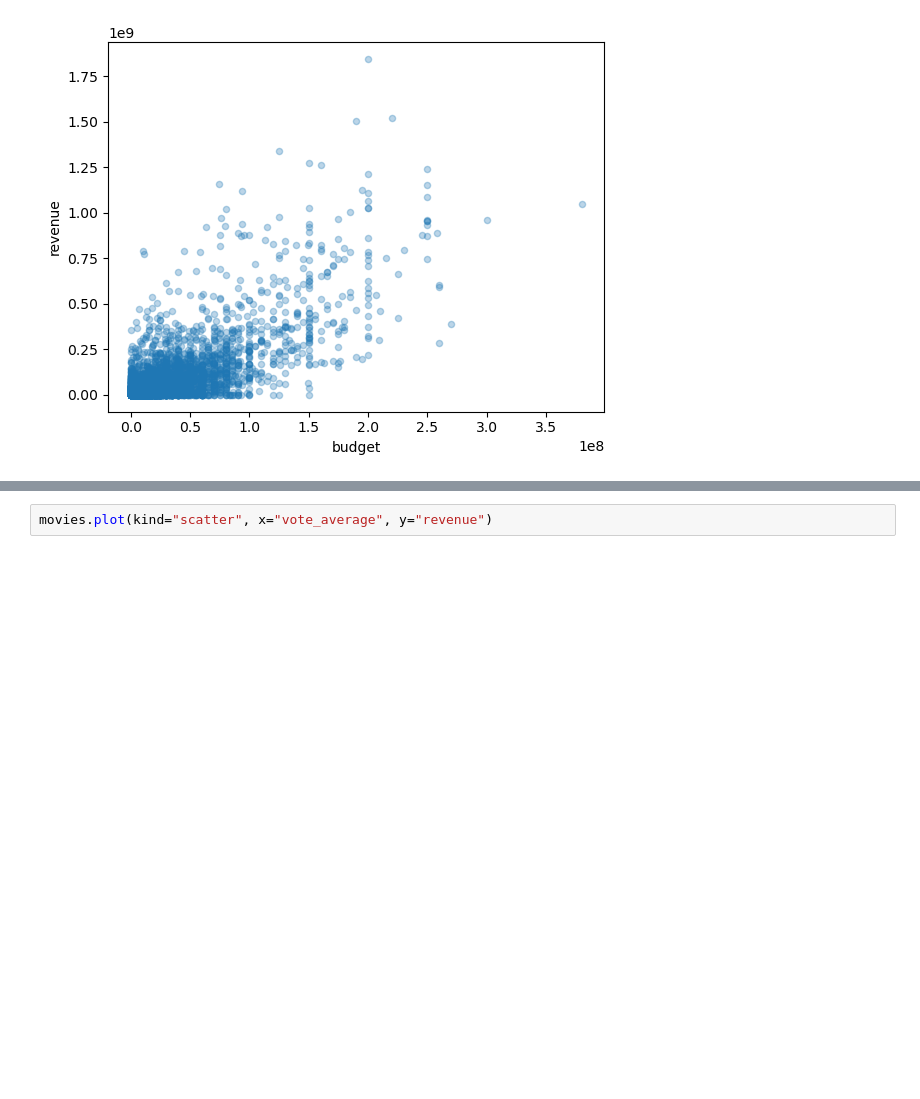
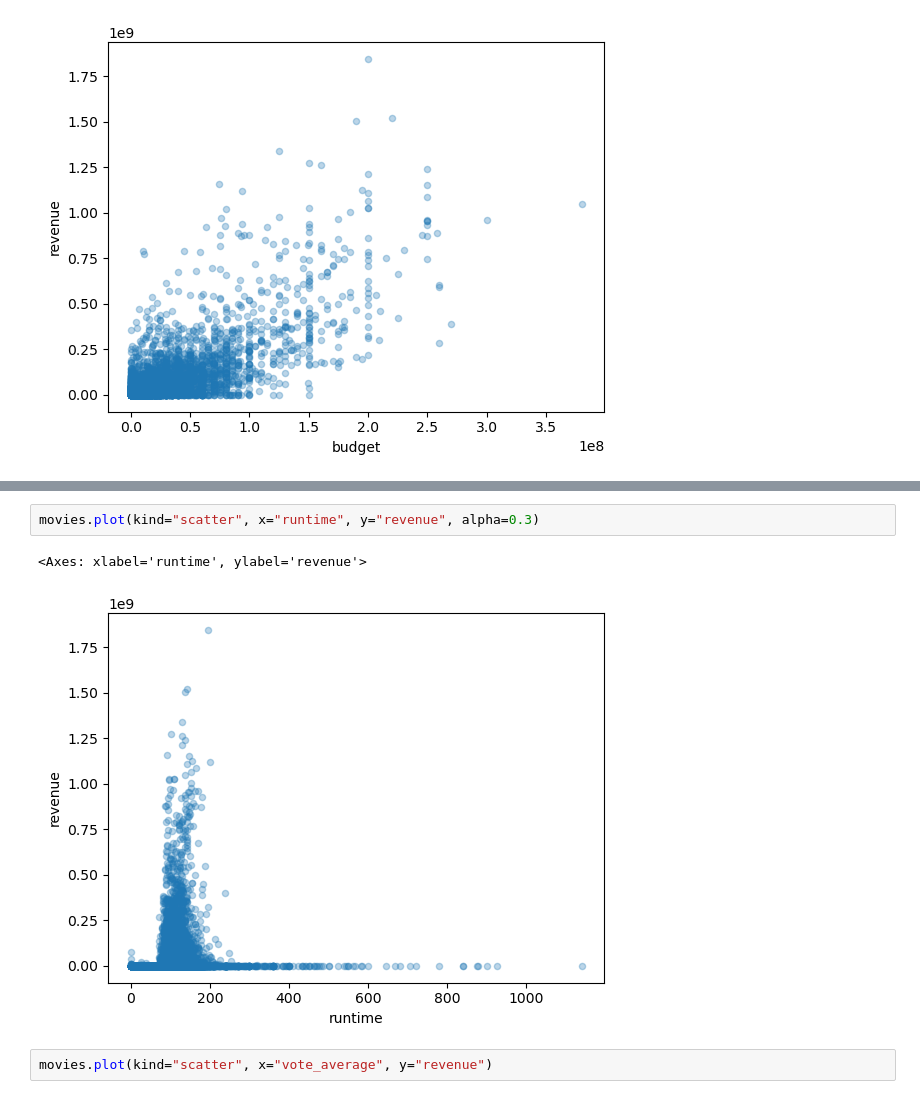
Before and after one commit to kamau96/Data_Science-Android_Development-Web_Development, a Jupyter notebook: Data_Science_Development/Python_Programming/Movies_Review/movies.ipynb, the cells around one changed output, grey strips where cells are left out. Saved outputs shown, nothing was run; the diff lists cells and outputs as text; blank space fills up the shorter version.

```diff
--- a/Data_Science_Development/Python_Programming/Movies_Review/movies.ipynb
+++ b/Data_Science_Development/Python_Programming/Movies_Review/movies.ipynb
@@ -312,3 +349,8 @@ movies.plot(kind="scatter", x="budget", y="revenue", alpha=0.3)
+# %%
+movies.plot(kind="scatter", x="runtime", y="revenue", alpha=0.3)
+# %% [output]
+<Axes: xlabel='runtime', ylabel='revenue'>
+[figure, added]
 # %%
 movies.plot(kind="scatter", x="vote_average", y="revenue")
 # %% [output]
```
Also changed, not shown: parts of 13 cells of this notebook.
